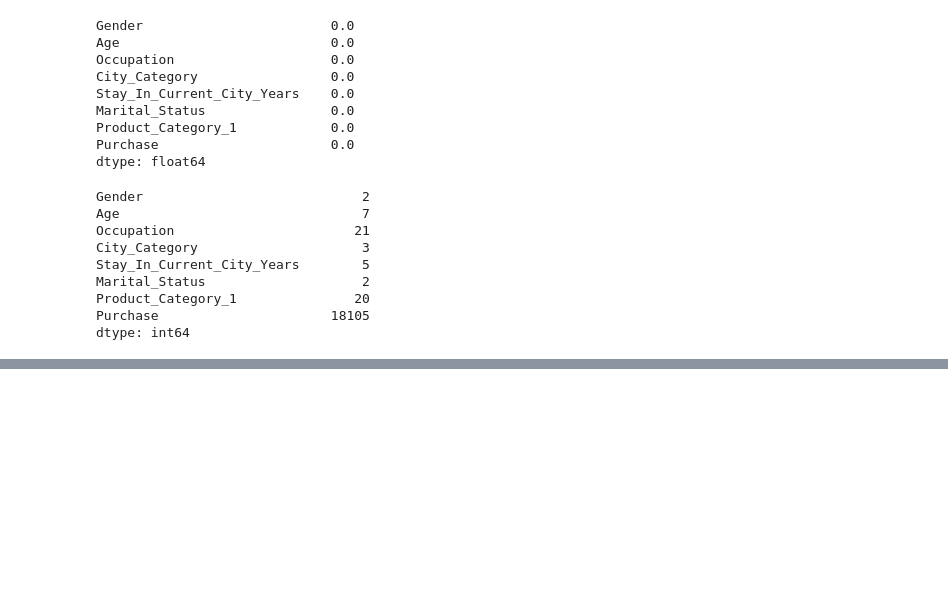
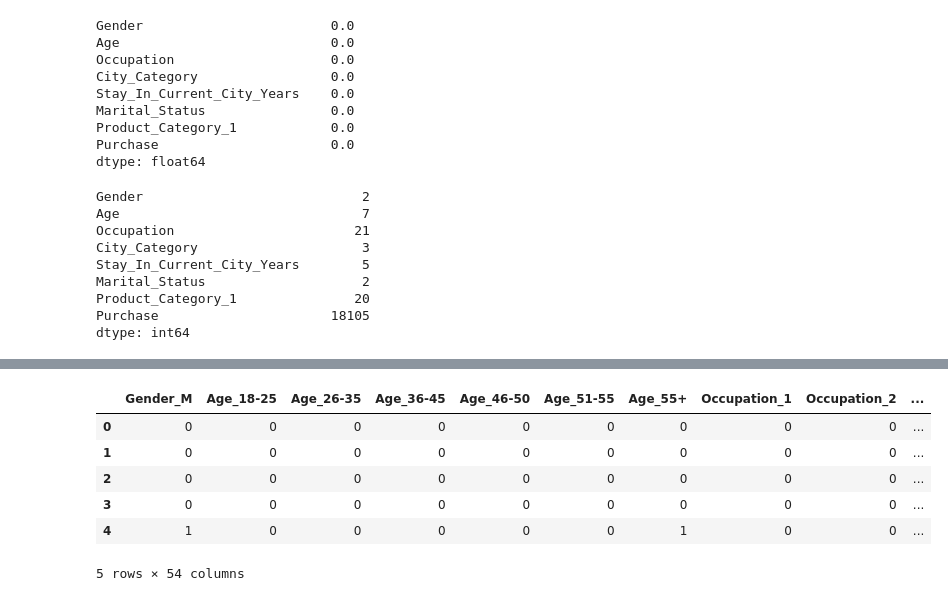
Before and after one commit to 1Anand1/Black_Friday_Sales_Prediction, a Jupyter notebook: black_friday_sales.ipynb, the cells around one changed output, grey strips where cells are left out. Saved outputs shown, nothing was run; the diff lists cells and outputs as text; code cells hidden in the pictures; blank space fills up the shorter version.

```diff
--- a/black_friday_sales.ipynb
+++ b/black_friday_sales.ipynb
@@ -260,0 +276,13 @@ df.shape
+# %%
+# Making the dummy columns
+dummies=pd.get_dummies(df[dummy_columns],drop_first=True)
+df=pd.concat([dummies,(df.drop(dummy_columns,axis=1))],axis=1)
+df.head()
+# %% [output]
+|  | Gender_M | Age_18-25 | Age_26-35 | Age_36-45 | Age_46-50 | Age_51-55 | Age_55+ | Occupation_1 | Occupation_2 | ... |
+| 0 | 0 | 0 | 0 | 0 | 0 | 0 | 0 | 0 | 0 | ... |
+| 1 | 0 | 0 | 0 | 0 | 0 | 0 | 0 | 0 | 0 | ... |
+| 2 | 0 | 0 | 0 | 0 | 0 | 0 | 0 | 0 | 0 | ... |
+| 3 | 0 | 0 | 0 | 0 | 0 | 0 | 0 | 0 | 0 | ... |
+| 4 | 1 | 0 | 0 | 0 | 0 | 0 | 1 | 0 | 0 | ... |
+5 rows × 54 columns
```
Also changed, not shown: parts of 4 cells of this notebook.
